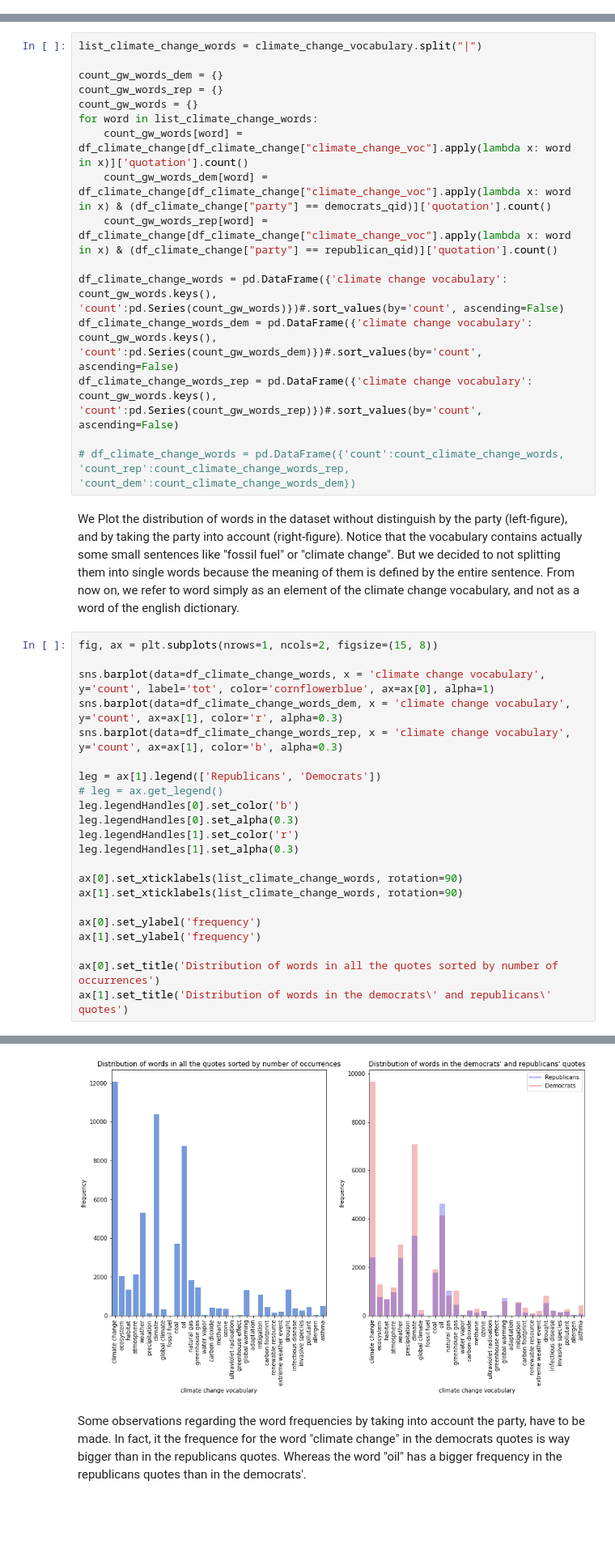
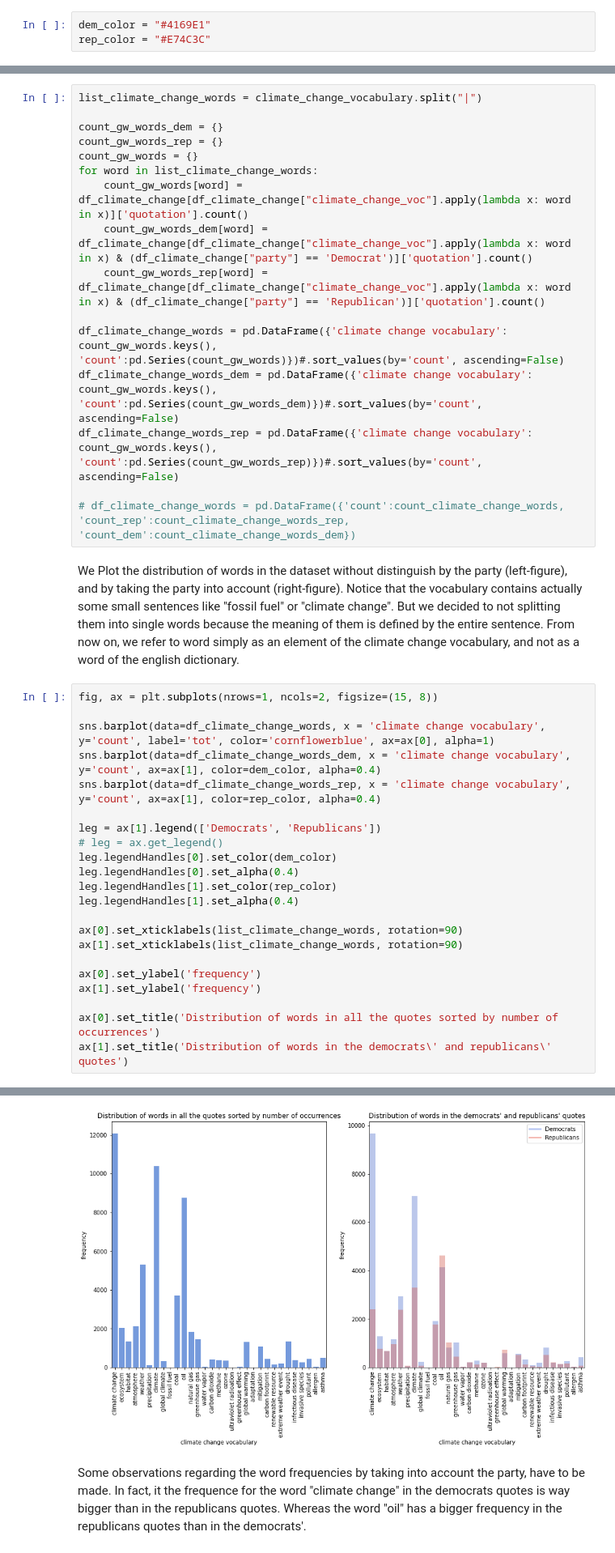
Before and after one commit to epfl-ada/ada-2021-project-the-internationadas, a Jupyter notebook: scripts/exploratory_data_analysis.ipynb, the cells around one changed output, grey strips where cells are left out. Shown: that part at 81% size. Cells and saved outputs as stored; diff of their text form; blank space fills up the shorter version.

```diff
--- a/scripts/exploratory_data_analysis.ipynb
+++ b/scripts/exploratory_data_analysis.ipynb
@@ -118,6 +118,9 @@ df
 The association between quotations and speakers is not given by a deterministic mapping. In fact, the column max_probas states the probability that a quotations has been delivered by the speaker which has been associated with (which is the max probability over all the speakers).
 
 First of all, we plot the distribution of these max probabilities.
+# %%
+dem_color = "#4169E1"
+rep_color = "#E74C3C"
 # %%
 # Plot the distribution of the speakers' probabilities
 df['max_probas'] = df['max_probas'].astype(float) # transform the string values into float
@@ -419,8 +486,8 @@ count_gw_words_rep = {}
 count_gw_words = {}
 for word in list_climate_change_words:
     count_gw_words[word] = df_climate_change[df_climate_change["climate_change_voc"].apply(lambda x: word in x)]['quotation'].count()
-    count_gw_words_dem[word] = df_climate_change[df_climate_change["climate_change_voc"].apply(lambda x: word in x) & (df_climate_change["party"] == democrats_qid)]['quotation'].count()
-    count_gw_words_rep[word] = df_climate_change[df_climate_change["climate_change_voc"].apply(lambda x: word in x) & (df_climate_change["party"] == republican_qid)]['quotation'].count()
+    count_gw_words_dem[word] = df_climate_change[df_climate_change["climate_change_voc"].apply(lambda x: word in x) & (df_climate_change["party"] == 'Democrat')]['quotation'].count()
+    count_gw_words_rep[word] = df_climate_change[df_climate_change["climate_change_voc"].apply(lambda x: word in x) & (df_climate_change["party"] == 'Republican')]['quotation'].count()
 
 df_climate_change_words = pd.DataFrame({'climate change vocabulary': count_gw_words.keys(), 'count':pd.Series(count_gw_words)})#.sort_values(by='count', ascending=False)
 df_climate_change_words_dem = pd.DataFrame({'climate change vocabulary': count_gw_words.keys(), 'count':pd.Series(count_gw_words_dem)})#.sort_values(by='count', ascending=False)
@@ -433,27 +500,27 @@ Notice that the vocabulary contains actually some small sentences like "fossil f
 # %%
 fig, ax = plt.subplots(nrows=1, ncols=2, figsize=(15, 8))
 
 sns.barplot(data=df_climate_change_words, x = 'climate change vocabulary', y='count', label='tot', color='cornflowerblue', ax=ax[0], alpha=1)
-sns.barplot(data=df_climate_change_words_dem, x = 'climate change vocabulary', y='count', ax=ax[1], color='r', alpha=0.3)
-sns.barplot(data=df_climate_change_words_rep, x = 'climate change vocabulary', y='count', ax=ax[1], color='b', alpha=0.3)
+sns.barplot(data=df_climate_change_words_dem, x = 'climate change vocabulary', y='count', ax=ax[1], color=dem_color, alpha=0.4)
+sns.barplot(data=df_climate_change_words_rep, x = 'climate change vocabulary', y='count', ax=ax[1], color=rep_color, alpha=0.4)
 
-leg = ax[1].legend(['Republicans', 'Democrats'])
+leg = ax[1].legend(['Democrats', 'Republicans'])
 # leg = ax.get_legend()
-leg.legendHandles[0].set_color('b')
-leg.legendHandles[0].set_alpha(0.3)
-leg.legendHandles[1].set_color('r')
-leg.legendHandles[1].set_alpha(0.3)
+leg.legendHandles[0].set_color(dem_color)
+leg.legendHandles[0].set_alpha(0.4)
+leg.legendHandles[1].set_color(rep_color)
+leg.legendHandles[1].set_alpha(0.4)
 
 ax[0].set_xticklabels(list_climate_change_words, rotation=90)
 ax[1].set_xticklabels(list_climate_change_words, rotation=90)
 
 ax[0].set_ylabel('frequency')
 ax[1].set_ylabel('frequency')
 
 ax[0].set_title('Distribution of words in all the quotes sorted by number of occurrences')
 ax[1].set_title('Distribution of words in the democrats\' and republicans\' quotes')
 # %% [output]
 Text(0.5, 1.0, "Distribution of words in the democrats' and republicans' quotes")
-[figure, old version]
+[figure, new version]
 # %% [markdown]
 Some observations regarding the word frequencies by taking into account the party, have to be made. In fact, it the frequence for the word "climate change" in the democrats quotes is way bigger than in the republicans quotes. Whereas the word "oil" has a bigger frequency in the republicans quotes than in the democrats'.
```
Also changed, not shown: parts of 29 cells of this notebook.
